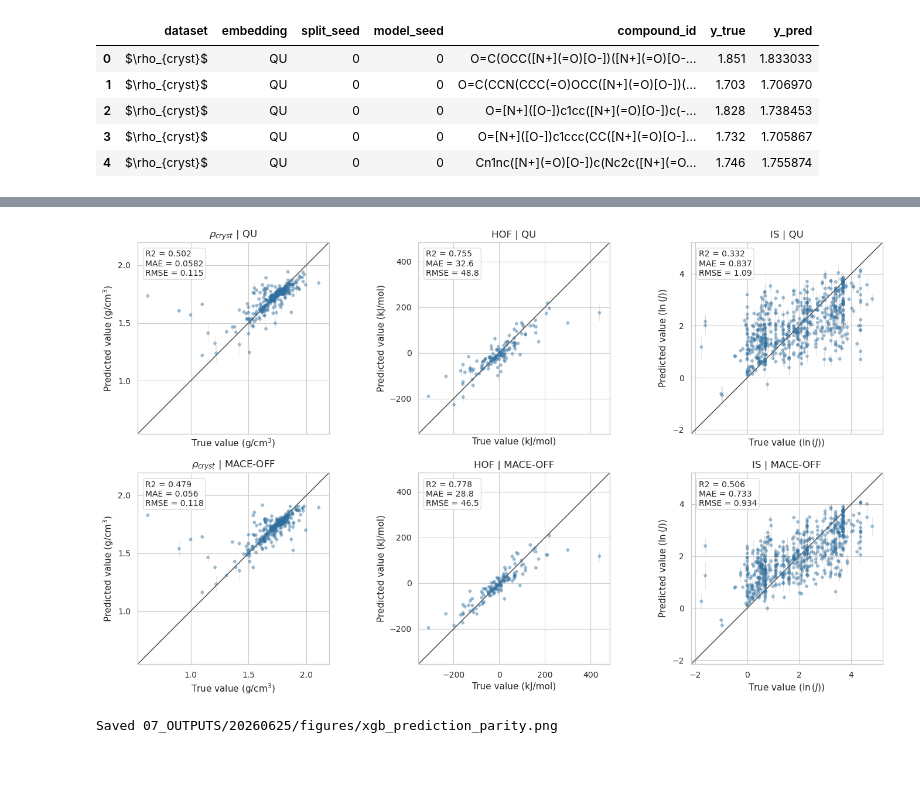
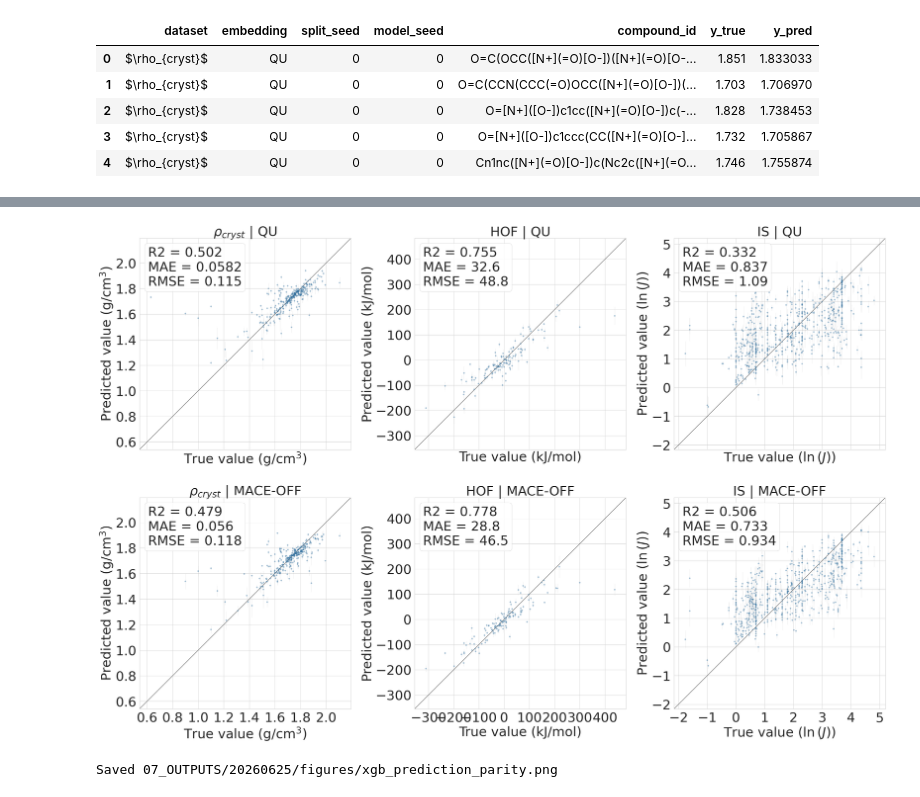
Before and after one commit to CABackman/fm-4-em, a Jupyter notebook: 06_NOTEBOOKS/04_results_processing.ipynb, the cells around one changed output, grey strips where cells are left out. Cells and saved outputs as stored; diff of their text form; code cells hidden in the pictures; blank space fills up the shorter version.

```diff
--- a/06_NOTEBOOKS/04_results_processing.ipynb
+++ b/06_NOTEBOOKS/04_results_processing.ipynb
@@ -636,12 +636,13 @@ Saved 07_OUTPUTS/20260625/figures/xgb_prediction_residuals.png
 # %%
 fig = plot_parity_grid(
     predictions_df,
     embeddings=["QU", "MACE-OFF"],
     use_aggregated=True,
     color_by=None,
     show_pred_std=True,
+    figsize=(30,20)
 )
 save_figure(fig, "xgb_prediction_parity.png");
 # %% [output]
-[figure, old version]
+[figure, new version]
 Saved 07_OUTPUTS/20260625/figures/xgb_prediction_parity.png
```
Also changed, not shown: parts of 1 cell of this notebook, 1 other file.
